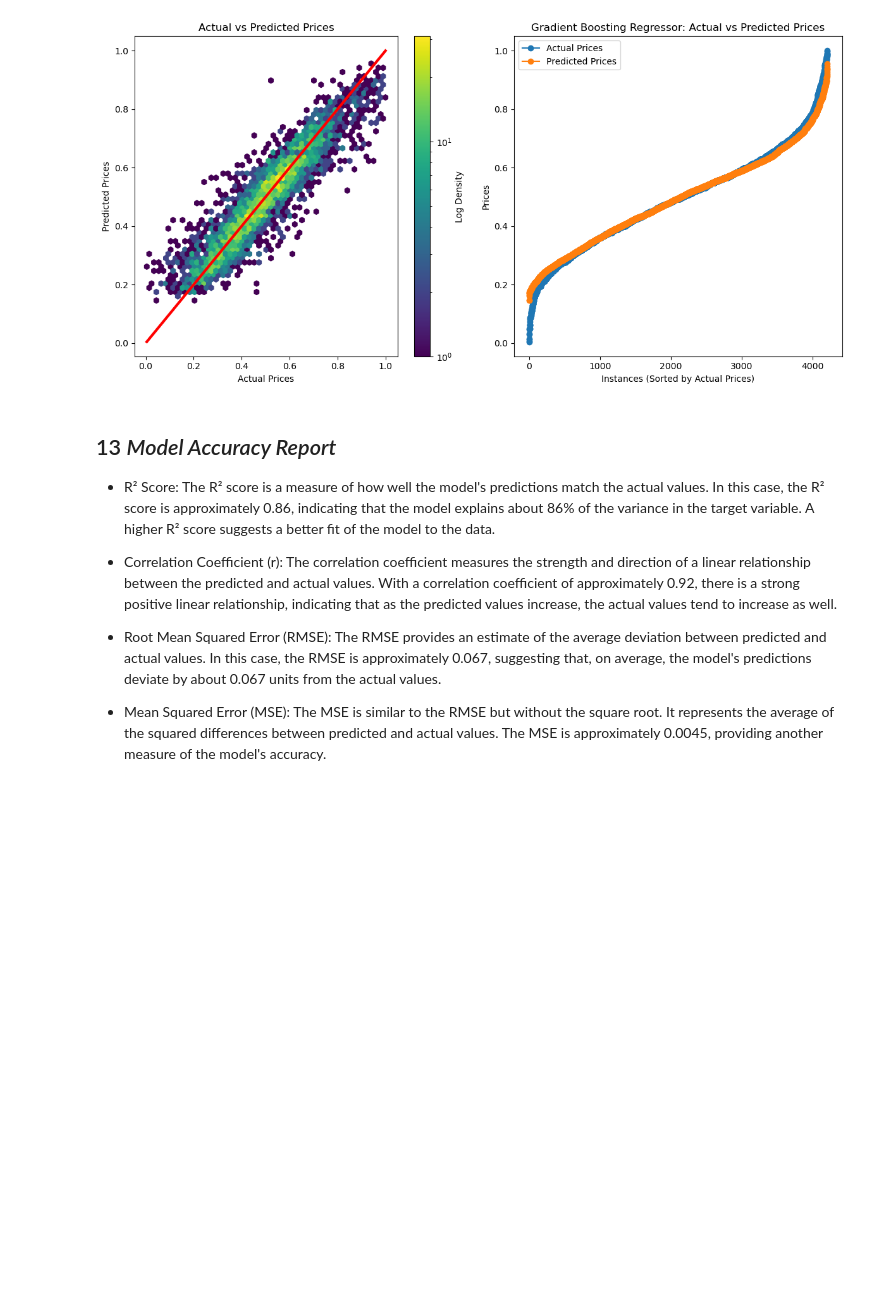
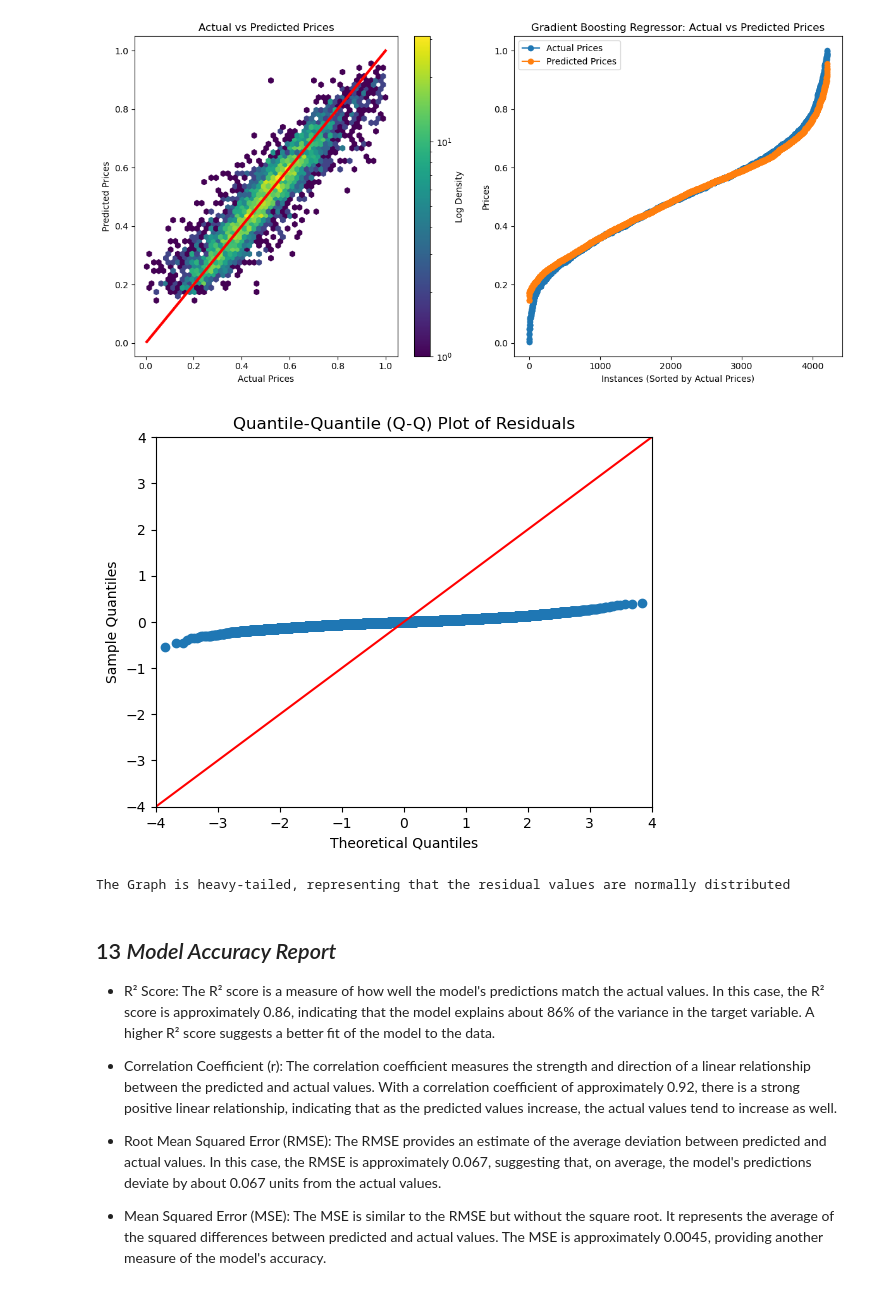
Before and after one commit to ahmedembeddedx/Housing_Data_Predictive_Model, a Jupyter notebook: Housing Data Analysis Prediction, Segmentation, and Trends/notebook.ipynb, the cells around one changed output. Cells and saved outputs as stored; diff of their text form; code cells hidden in the pictures; blank space fills up the shorter version.

```diff
--- a/Housing Data Analysis Prediction, Segmentation, and Trends/notebook.ipynb
+++ b/Housing Data Analysis Prediction, Segmentation, and Trends/notebook.ipynb
@@ -652,6 +655,16 @@ plt.tight_layout()
 plt.show()
 # %% [output]
 [figure]
+# %%
+residuals = y_train - gb_regressor.predict(X_train)
+
+sm.qqplot(residuals, line='45')
+plt.title("Quantile-Quantile (Q-Q) Plot of Residuals")
+plt.show()
+print("The Graph is heavy-tailed, representing that the residual values are normally distributed")
+# %% [output]
+[figure, added]
+The Graph is heavy-tailed, representing that the residual values are normally distributed
 # %% [markdown]
 ## 13 *Model Accuracy Report*
 
```
Also changed, not shown: parts of 2 cells of this notebook.
